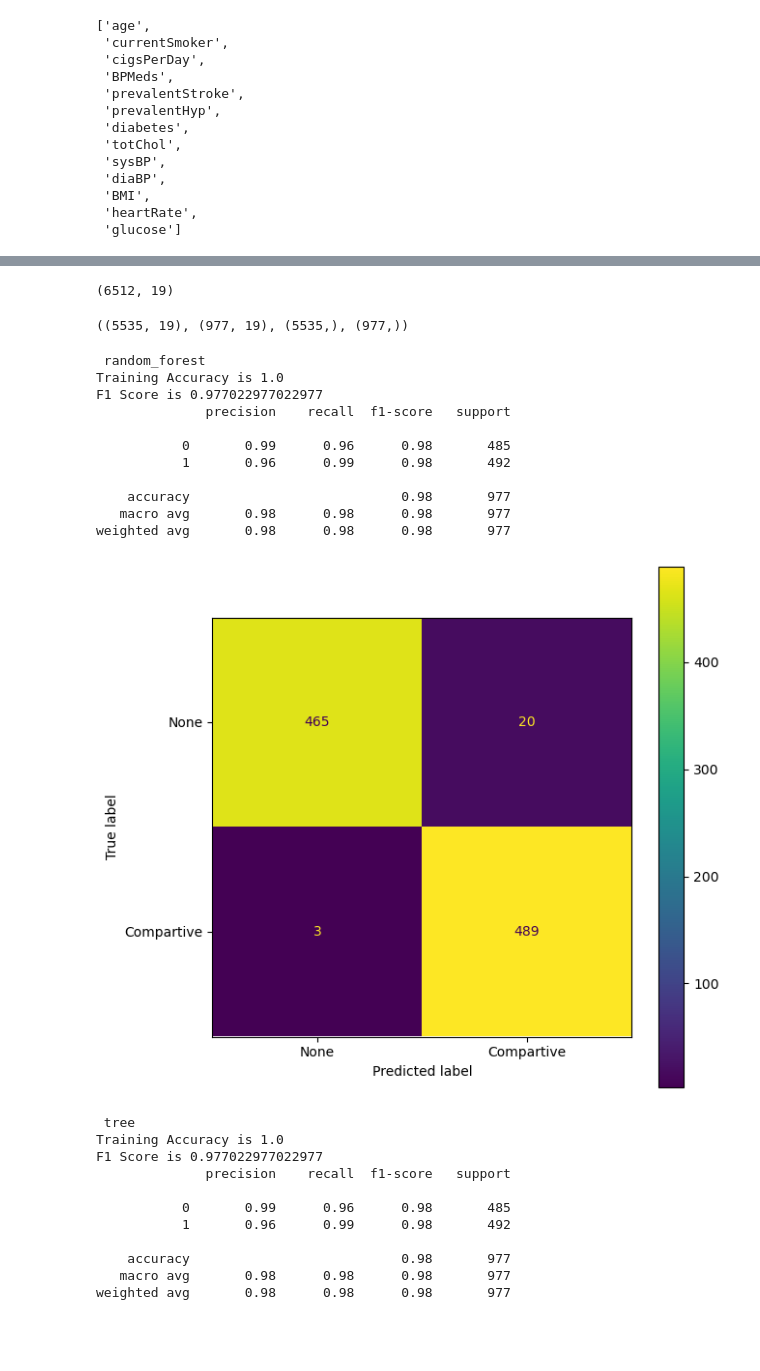
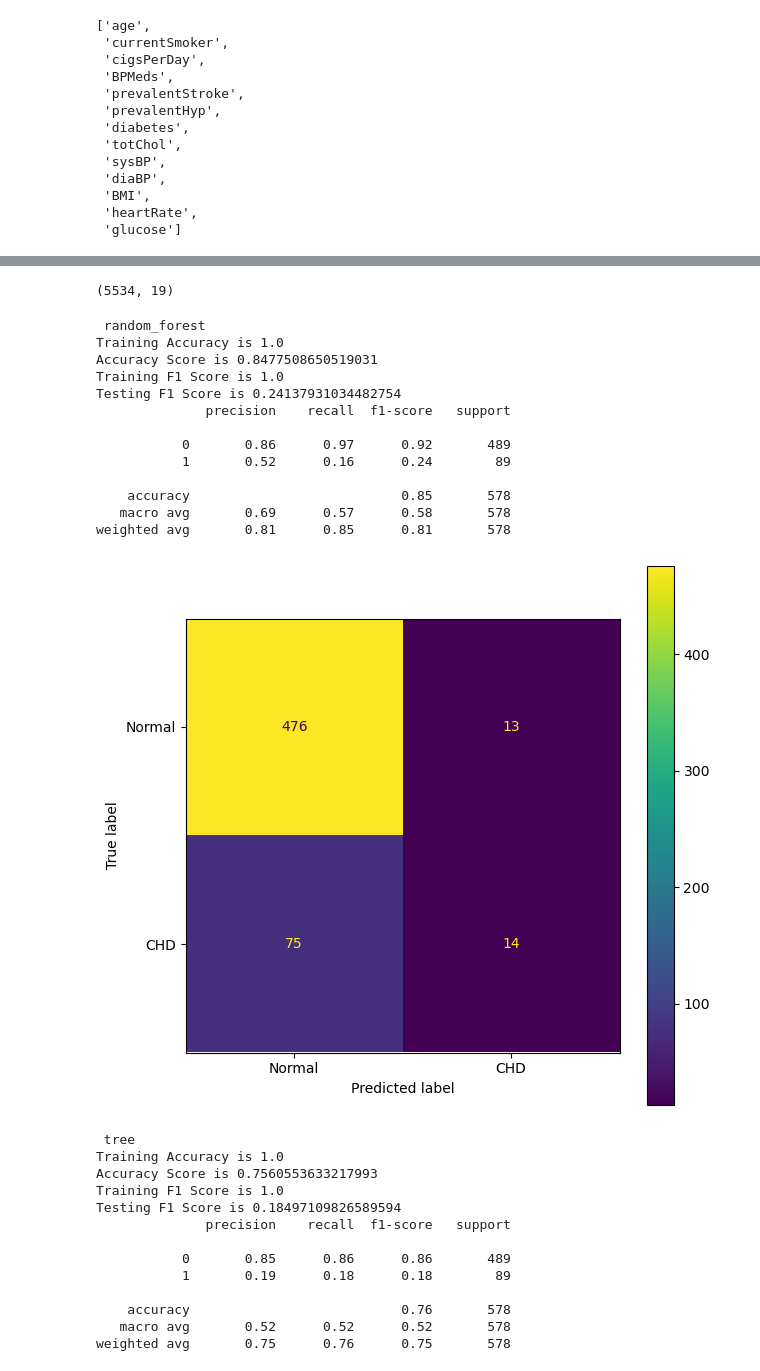
Before and after one commit to SherifElshafeyy/Cardiovascular-Disease-Prediction-System-Using-Machine-Learning, a Jupyter notebook: Notebooks/Main/02 - Data Preprocessing .ipynb, the cells around one changed output, grey strips where cells are left out. Saved outputs shown, nothing was run; the diff lists cells and outputs as text; code cells hidden in the pictures; blank space fills up the shorter version.

```diff
--- a/Notebooks/Main/02 - Data Preprocessing .ipynb
+++ b/Notebooks/Main/02 - Data Preprocessing .ipynb
@@ -82,3 +102,3 @@ Y = data['target']
 # %%
-x_sampled, y_sampled = ros.fit_resample(X,Y)
+x_train, y_train = ros.fit_resample(x_train,y_train)
 # %%
@@ -108,2 +116,3 @@ pipeline = ColumnTransformer([("scaler", StandardScaler() ,numerical ),
 # %%
-x_sampled = pipeline.fit_transform(x_sampled)
+x_train = pipeline.fit_transform(x_train)
+x_test = pipeline.transform(x_test)
@@ -117,13 +123,7 @@ array([-1.44998506, -1.00400063, -0.78248724, -0.20474374, -0.10721125,
 # %%
-x_sampled.shape
+x_train.shape
 # %% [output]
-(6512, 19)
+(5534, 19)
-# %%
-# spliting data into train , test
-x_train , x_test , y_train , y_test = train_test_split(x_sampled, y_sampled, test_size=0.15, random_state=42)
-# %%
-x_train.shape , x_test.shape , y_train.shape , y_test.shape
-# %% [output]
-((5535, 19), (977, 19), (5535,), (977,))
 # %%
-models = {"random_forest":RandomForestClassifier(), "tree":DecisionTreeClassifier(), "XGB" : XGBClassifier()}
+models = {"random_forest":RandomForestClassifier(), "tree":DecisionTreeClassifier(),
+          "XGB" : XGBClassifier(**{'subsample': 1.0, 'n_estimators': 50, 'max_depth': 3, 'learning_rate': 0.1, 'gamma': 0, 'colsample_bytree': 0.9}), "Logistic":LogisticRegression()}
@@ -130,41 +132,51 @@ models = {"random_forest":RandomForestClassifier(), "tree":DecisionTreeClassifie
 # %%
 for name, model in models.items():
     print("\n\n\n\n",name)
     model.fit(x_train, y_train)
-    print(F"Training Accuracy is {rf.score(x_train, y_train)}")
-    y_pred = rf.predict(x_test)
-    print(f"F1 Score is {f1_score(y_pred, y_test)}")
+
+    print(F"Training Accuracy is {model.score(x_train, y_train)}")
+    y_pred = model.predict(x_test)
+    print(f"Accuracy Score is {accuracy_score(y_pred, y_test)}")
+    y_pred_train = model.predict(x_train)
+
+    print(f"Training F1 Score is {f1_score(y_pred_train, y_train)}")
+
+    print(f"Testing F1 Score is {f1_score(y_pred, y_test)}")
     print(classification_report(y_test, y_pred))
     # specify axis with  figure size
     fig,ax = plt.subplots(figsize=(7,7))
     # getting confusion matrix
     confusion = confusion_matrix(y_test, y_pred)
     # confusionMatraxDisplay is used to create a confusion matrix plot from confusion
-    display_con = ConfusionMatrixDisplay(confusion,display_labels=['None',"Compartive"])
+    display_con = ConfusionMatrixDisplay(confusion,display_labels=['Normal',"CHD"])
     # the confusion matrix with respect to axis defined above
     display_con.plot(ax=ax)
     plt.show()
 # %% [output]
  random_forest
 Training Accuracy is 1.0
-F1 Score is 0.977022977022977
+Accuracy Score is 0.8477508650519031
+Training F1 Score is 1.0
+Testing F1 Score is 0.24137931034482754
               precision    recall  f1-score   support
 
-           0       0.99      0.96      0.98       485
-           1       0.96      0.99      0.98       492
+           0       0.86      0.97      0.92       489
+           1       0.52      0.16      0.24        89
 
-    accuracy                           0.98       977
-   macro avg       0.98      0.98      0.98       977
-weighted avg       0.98      0.98      0.98       977
+    accuracy                           0.85       578
+   macro avg       0.69      0.57      0.58       578
+weighted avg       0.81      0.85      0.81       578
-[figure, old version]
+[figure, new version]
  tree
 Training Accuracy is 1.0
-F1 Score is 0.977022977022977
+Accuracy Score is 0.7560553633217993
+Training F1 Score is 1.0
+Testing F1 Score is 0.18497109826589594
               precision    recall  f1-score   support
 
-           0       0.99      0.96      0.98       485
-           1       0.96      0.99      0.98       492
+           0       0.85      0.86      0.86       489
+           1       0.19      0.18      0.18        89
 
-    accuracy                           0.98       977
-   macro avg       0.98      0.98      0.98       977
-weighted avg       0.98      0.98      0.98       977
+    accuracy                           0.76       578
+   macro avg       0.52      0.52      0.52       578
+weighted avg       0.75      0.76      0.75       578
```
Also changed, not shown: parts of 38 cells of this notebook, 2 other files.
